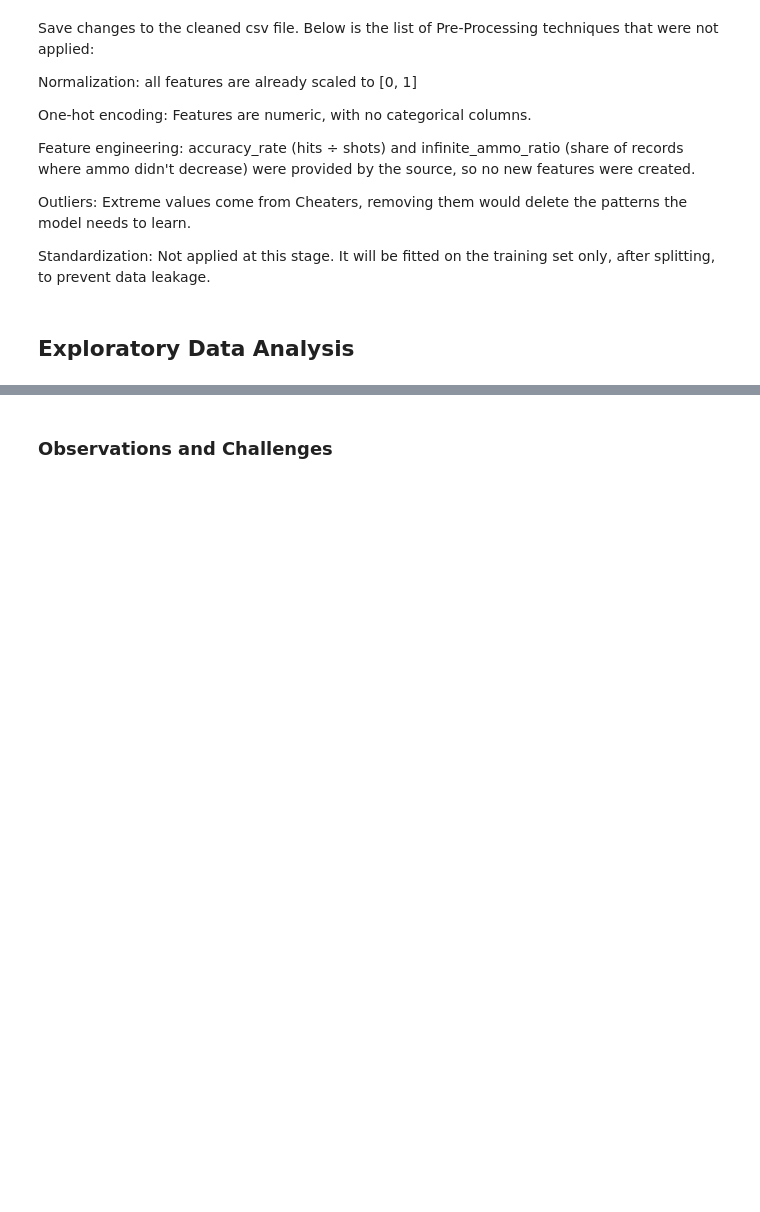
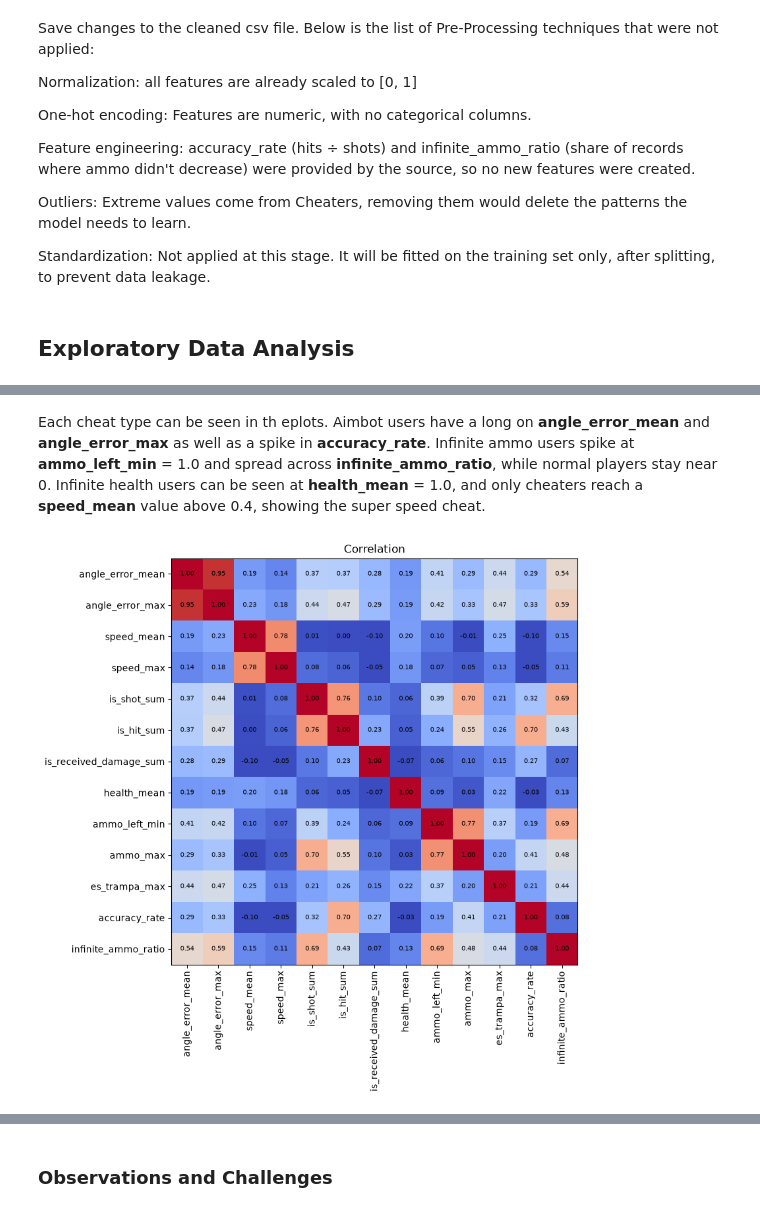
Before and after one commit to raiskolnikov/gdintai-machinelearning, a Jupyter notebook: Jupyter_Notebook/notebooks_GDINTAI_Group-3_MCO2.ipynb, the cells around one changed output, grey strips where cells are left out. Drawn from its saved outputs; the diff is of its cells as text; code cells hidden in the pictures; blank space fills up the shorter version.

```diff
--- a/Jupyter_Notebook/notebooks_GDINTAI_Group-3_MCO2.ipynb
+++ b/Jupyter_Notebook/notebooks_GDINTAI_Group-3_MCO2.ipynb
@@ -173,0 +230,16 @@ The label **es_trampa_max** values were also counted and showed that the ratio o
+# %% [markdown]
+Each cheat type can be seen in th eplots. Aimbot users have a long on **angle_error_mean** and **angle_error_max** as well as a spike in **accuracy_rate**. Infinite ammo users spike at **ammo_left_min** = 1.0 and spread across **infinite_ammo_ratio**, while normal players stay near 0. Infinite health users can be seen at **health_mean** = 1.0, and only cheaters reach a **speed_mean** value above 0.4, showing the super speed cheat.
+# %%
+correlation = cleaned.corr()
+
+plt.figure(figsize=(10,8))
+plt.imshow(correlation, cmap = "coolwarm", vmin = 0, vmax = 1)
+plt.xticks(range(len(corr.columns)), corr.columns, rotation=90)
+plt.yticks(range(len(corr.columns)), corr.columns)
+for i in range(len(corr.columns)):
+    for j in range(len(corr.columns)):
+        plt.text(j, i, f"{corr.iloc[i, j]:.2f}", ha="center", va="center", fontsize=7)
+plt.title("Correlation")
+plt.show()
+# %% [output]
+[figure, added]
```
Also changed, not shown: parts of 19 cells of this notebook, 1 other file.
